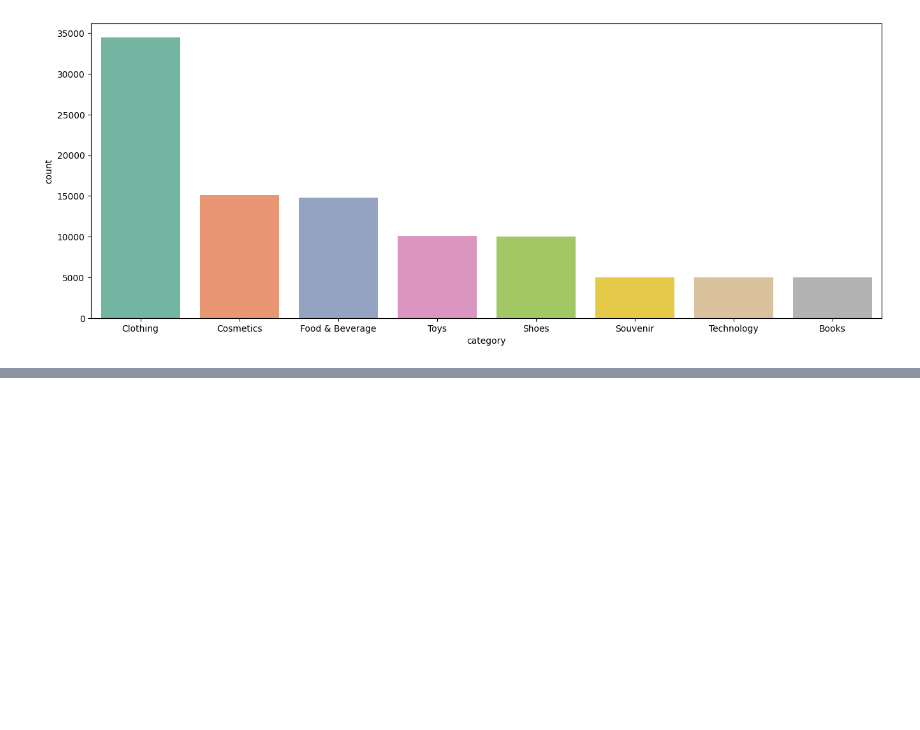
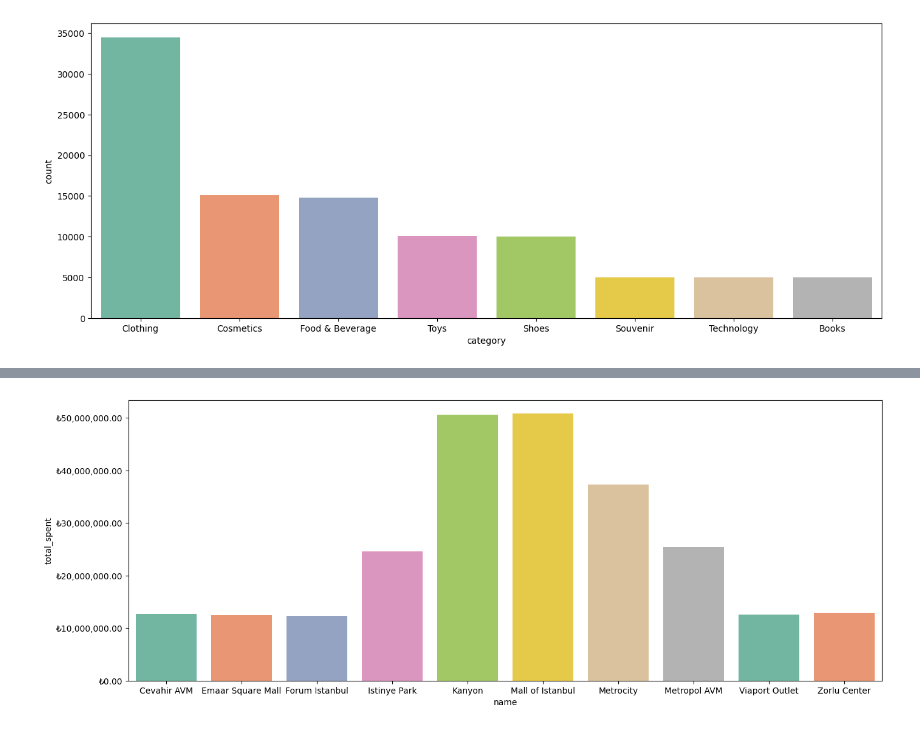
Before and after one commit to SebastianGomez5/etl-shopping-analytics, a Jupyter notebook: GraficasProyecto.ipynb, the cells around one changed output, grey strips where cells are left out. Drawn from its saved outputs; the diff is of its cells as text; code cells hidden in the pictures; blank space fills up the shorter version.

```diff
--- a/GraficasProyecto.ipynb
+++ b/GraficasProyecto.ipynb
@@ -153,0 +203,30 @@ plt.show()
+# %%
+dim_shopping_mall
+data = invoice.merge(dim_shopping_mall[['shopping_mall_id', 'name']], how='left', on='shopping_mall_id')
+data
+
+
+# Agrupar por centro comercial y sumar los total_price
+shopping_mall_sales = data.groupby('name', as_index=False)['total_price'].sum()
+
+# Renombrar la columna para mayor claridad
+shopping_mall_sales.rename(columns={'total_price': 'total_spent'}, inplace=True)
+shopping_mall_sales
+# gasto total por  centro comercial en violin
+
+
+plt.figure(figsize=(16, 6))
+sns.barplot(x="name", y="total_spent", data=shopping_mall_sales, palette="Set2", hue="name")
+formatter = mtick.FuncFormatter(lambda x, _: f'₺{x:,.2f}')  # Formato $10,000.00
+plt.gca().yaxis.set_major_formatter(formatter)
+plt.show()
+
+# plt.figure(figsize=(16, 10))
+
+# # Crear el violinplot
+# sns.violinplot(x="name", y="total_spent", data=shopping_mall_sales, palette="Set2", hue="name")
+
+# # Rotar las etiquetas del eje X para mejor visualización
+# plt.show()
+# %% [output]
+[figure, added]
```
Also changed, not shown: parts of 5 cells of this notebook.
